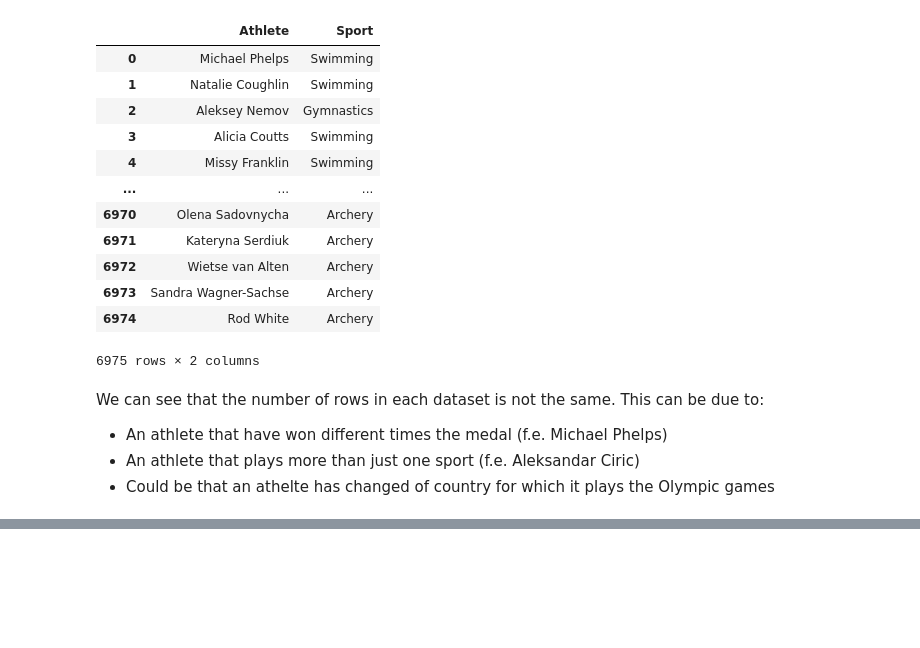
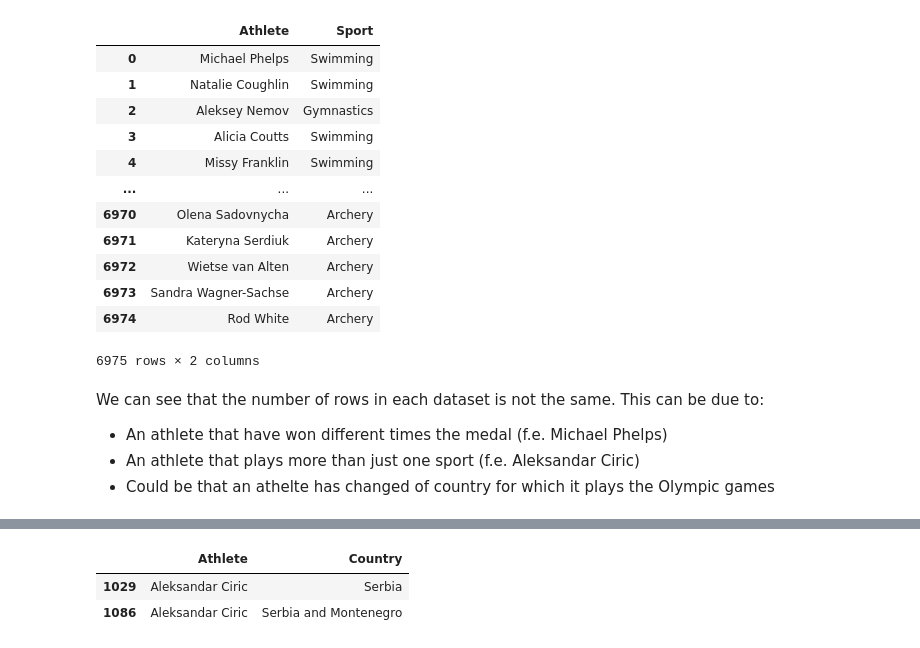
Before and after one commit to nil-andreu/machinelearningcourse, a Jupyter notebook: T1.9. - Data Cleaning; Joining Datasets.ipynb, the cells around one changed output, grey strips where cells are left out. Drawn from its saved outputs; the diff is of its cells as text; code cells hidden in the pictures; blank space fills up the shorter version.

Commit message:
Handling duplicates

```diff
--- a/T1.9. - Data Cleaning; Joining Datasets.ipynb
+++ b/T1.9. - Data Cleaning; Joining Datasets.ipynb
@@ -98,0 +110,7 @@ We can see that the number of rows in each dataset is not the same. This can be
+# %%
+#An example of an athlete with duplicated data
+countries[countries["Athlete"]=="Aleksandar Ciric"]
+# %% [output]
+|  | Athlete | Country |
+| 1029 | Aleksandar Ciric | Serbia |
+| 1086 | Aleksandar Ciric | Serbia and Montenegro |
```
Also changed, not shown: parts of 5 cells of this notebook.
